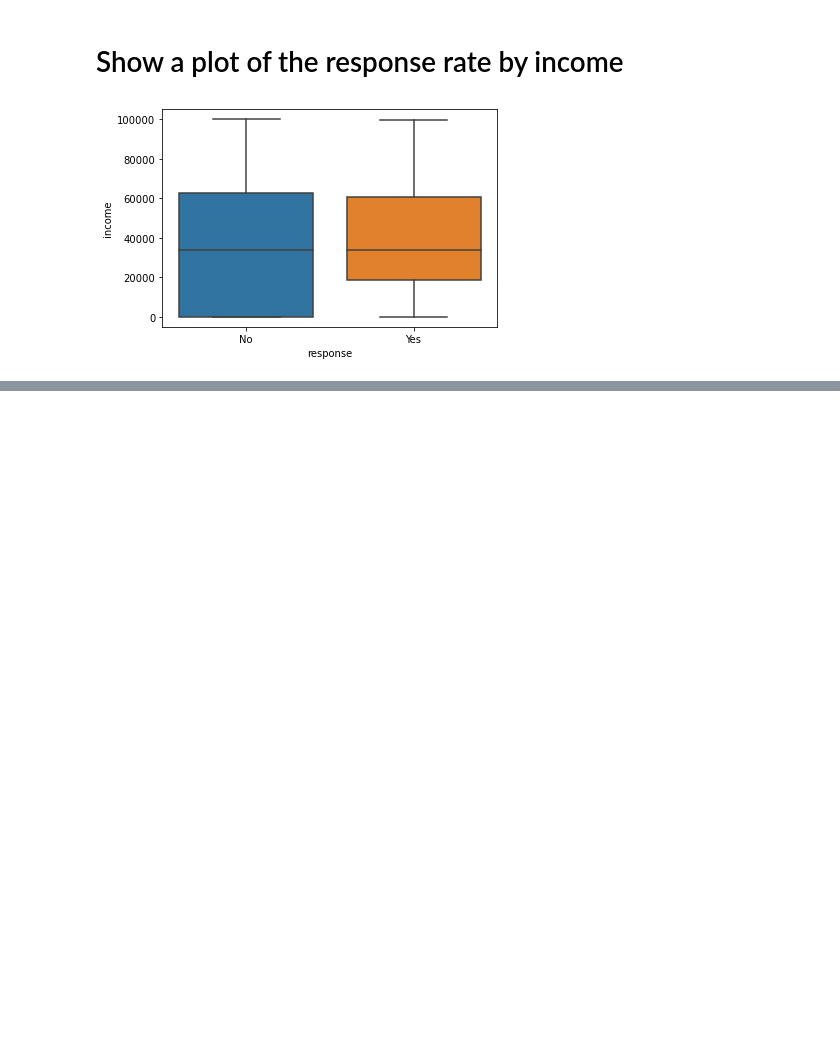
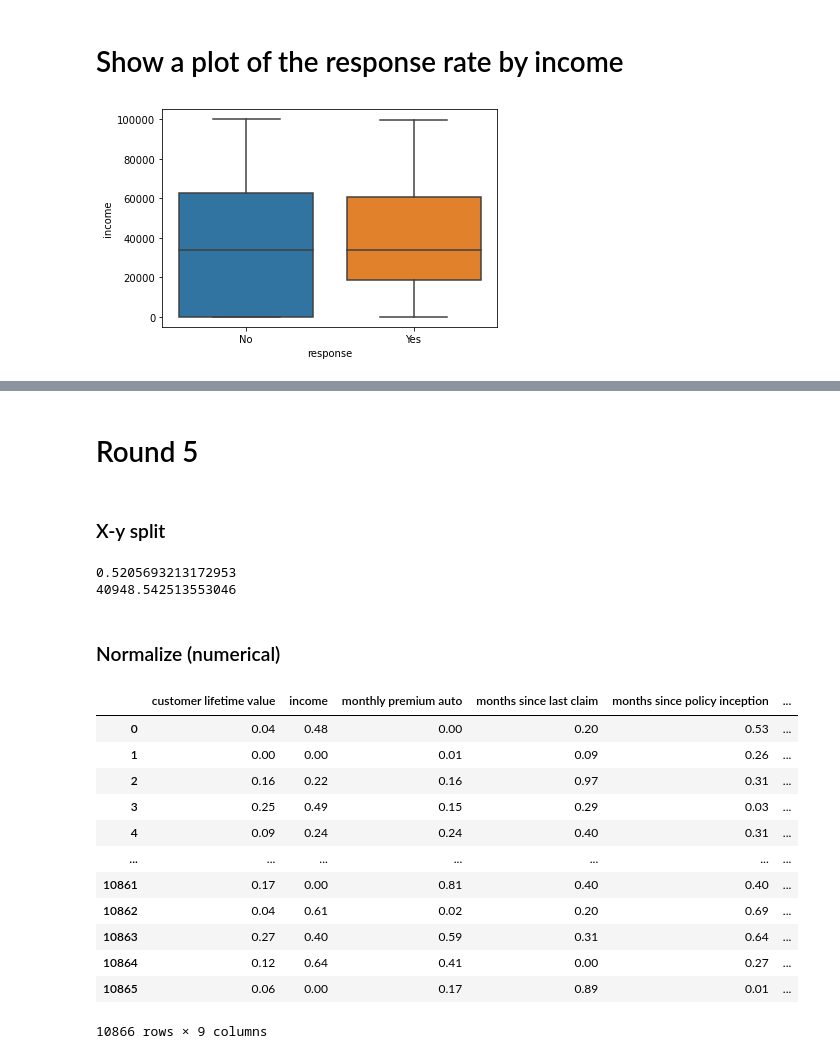
Before and after one commit to JuliaVazquez/lab-customer-analysis-round-2, a Jupyter notebook: files_for_lab/csv_files/Week1_Labs2-7_Julia.ipynb, the cells around one changed output, grey strips where cells are left out. Saved outputs shown, nothing was run; the diff lists cells and outputs as text; code cells hidden in the pictures; blank space fills up the shorter version.

Commit message:
Round 5 better

```diff
--- a/files_for_lab/csv_files/Week1_Labs2-7_Julia.ipynb
+++ b/files_for_lab/csv_files/Week1_Labs2-7_Julia.ipynb
@@ -749,0 +709,41 @@ normalized_data
+# %% [markdown]
+# Round 5
+# %% [markdown]
+### X-y split
+# %%
+from sklearn import linear_model
+from sklearn.metrics import mean_squared_error, r2_score
+
+y = numerical['total claim amount']
+X = numerical.drop(['total claim amount'], axis=1)
+lm = linear_model.LinearRegression()
+lm.fit(X,y)
+print(lm.score(X,y))
+y_pred = lm.predict(X)
+print(mean_squared_error(y_pred,y))
+# %% [output]
+0.5205693213172953
+40948.542513553046
+# %% [markdown]
+### Normalize (numerical)
+# %%
+from sklearn.preprocessing import MinMaxScaler
+
+transforming = MinMaxScaler().fit(numerical)
+normalized_data = transforming.transform(numerical)
+normalized_data = round(pd.DataFrame(normalized_data, columns=numerical.columns),2)
+normalized_data
+# %% [output]
+|  | customer lifetime value | income | monthly premium auto | months since last claim | months since policy inception | ... |
+| 0 | 0.04 | 0.48 | 0.00 | 0.20 | 0.53 | ... |
+| 1 | 0.00 | 0.00 | 0.01 | 0.09 | 0.26 | ... |
+| 2 | 0.16 | 0.22 | 0.16 | 0.97 | 0.31 | ... |
+| 3 | 0.25 | 0.49 | 0.15 | 0.29 | 0.03 | ... |
+| 4 | 0.09 | 0.24 | 0.24 | 0.40 | 0.31 | ... |
+| ... | ... | ... | ... | ... | ... | ... |
+| 10861 | 0.17 | 0.00 | 0.81 | 0.40 | 0.40 | ... |
+| 10862 | 0.04 | 0.61 | 0.02 | 0.20 | 0.69 | ... |
+| 10863 | 0.27 | 0.40 | 0.59 | 0.31 | 0.64 | ... |
+| 10864 | 0.12 | 0.64 | 0.41 | 0.00 | 0.27 | ... |
+| 10865 | 0.06 | 0.00 | 0.17 | 0.89 | 0.01 | ... |
+10866 rows × 9 columns
```
Also changed, not shown: parts of 39 cells of this notebook.
